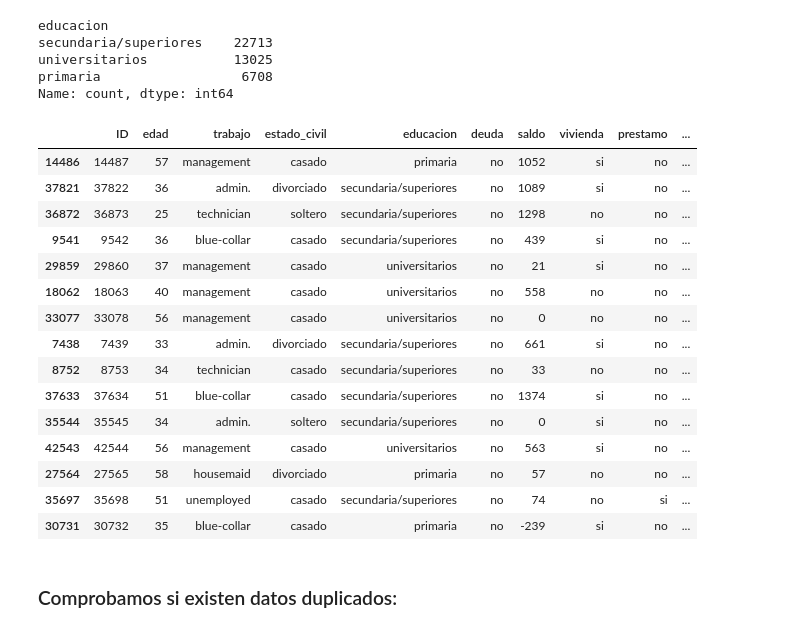
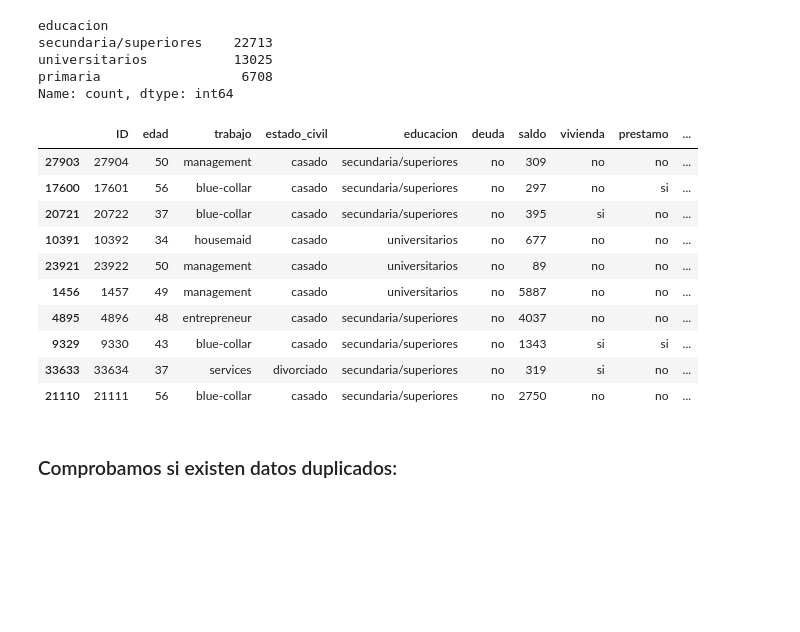
Before and after one commit to guillem-edo/AMACOR_Depositos, a Jupyter notebook: DATA/EDA/EDA.ipynb, the cells around one changed output. Drawn from its saved outputs; the diff is of its cells as text; code cells hidden in the pictures; blank space fills up the shorter version.

```diff
--- a/DATA/EDA/EDA.ipynb
+++ b/DATA/EDA/EDA.ipynb
@@ -182,24 +170,19 @@ universitarios           13025
 primaria                  6708
 Name: count, dtype: int64
 # %%
-df.sample(15)
+df.sample(10)
 # %% [output]
 |  | ID | edad | trabajo | estado_civil | educacion | deuda | saldo | vivienda | prestamo | ... |
-| 14486 | 14487 | 57 | management | casado | primaria | no | 1052 | si | no | ... |
-| 37821 | 37822 | 36 | admin. | divorciado | secundaria/superiores | no | 1089 | si | no | ... |
-| 36872 | 36873 | 25 | technician | soltero | secundaria/superiores | no | 1298 | no | no | ... |
-| 9541 | 9542 | 36 | blue-collar | casado | secundaria/superiores | no | 439 | si | no | ... |
-| 29859 | 29860 | 37 | management | casado | universitarios | no | 21 | si | no | ... |
-| 18062 | 18063 | 40 | management | casado | universitarios | no | 558 | no | no | ... |
-| 33077 | 33078 | 56 | management | casado | universitarios | no | 0 | no | no | ... |
-| 7438 | 7439 | 33 | admin. | divorciado | secundaria/superiores | no | 661 | si | no | ... |
-| 8752 | 8753 | 34 | technician | casado | secundaria/superiores | no | 33 | no | no | ... |
-| 37633 | 37634 | 51 | blue-collar | casado | secundaria/superiores | no | 1374 | si | no | ... |
-| 35544 | 35545 | 34 | admin. | soltero | secundaria/superiores | no | 0 | si | no | ... |
-| 42543 | 42544 | 56 | management | casado | universitarios | no | 563 | si | no | ... |
-| 27564 | 27565 | 58 | housemaid | divorciado | primaria | no | 57 | no | no | ... |
-| 35697 | 35698 | 51 | unemployed | casado | secundaria/superiores | no | 74 | no | si | ... |
-| 30731 | 30732 | 35 | blue-collar | casado | primaria | no | -239 | si | no | ... |
+| 27903 | 27904 | 50 | management | casado | secundaria/superiores | no | 309 | no | no | ... |
+| 17600 | 17601 | 56 | blue-collar | casado | secundaria/superiores | no | 297 | no | si | ... |
+| 20721 | 20722 | 37 | blue-collar | casado | secundaria/superiores | no | 395 | si | no | ... |
+| 10391 | 10392 | 34 | housemaid | casado | universitarios | no | 677 | no | no | ... |
+| 23921 | 23922 | 50 | management | casado | universitarios | no | 89 | no | no | ... |
+| 1456 | 1457 | 49 | management | casado | universitarios | no | 5887 | no | no | ... |
+| 4895 | 4896 | 48 | entrepreneur | casado | secundaria/superiores | no | 4037 | no | no | ... |
+| 9329 | 9330 | 43 | blue-collar | casado | secundaria/superiores | no | 1343 | si | si | ... |
+| 33633 | 33634 | 37 | services | divorciado | secundaria/superiores | no | 319 | si | no | ... |
+| 21110 | 21111 | 56 | blue-collar | casado | secundaria/superiores | no | 2750 | no | no | ... |
 # %% [markdown]
 ### Comprobamos si existen datos duplicados:
 # %%
```
Also changed, not shown: parts of 12 cells of this notebook.
